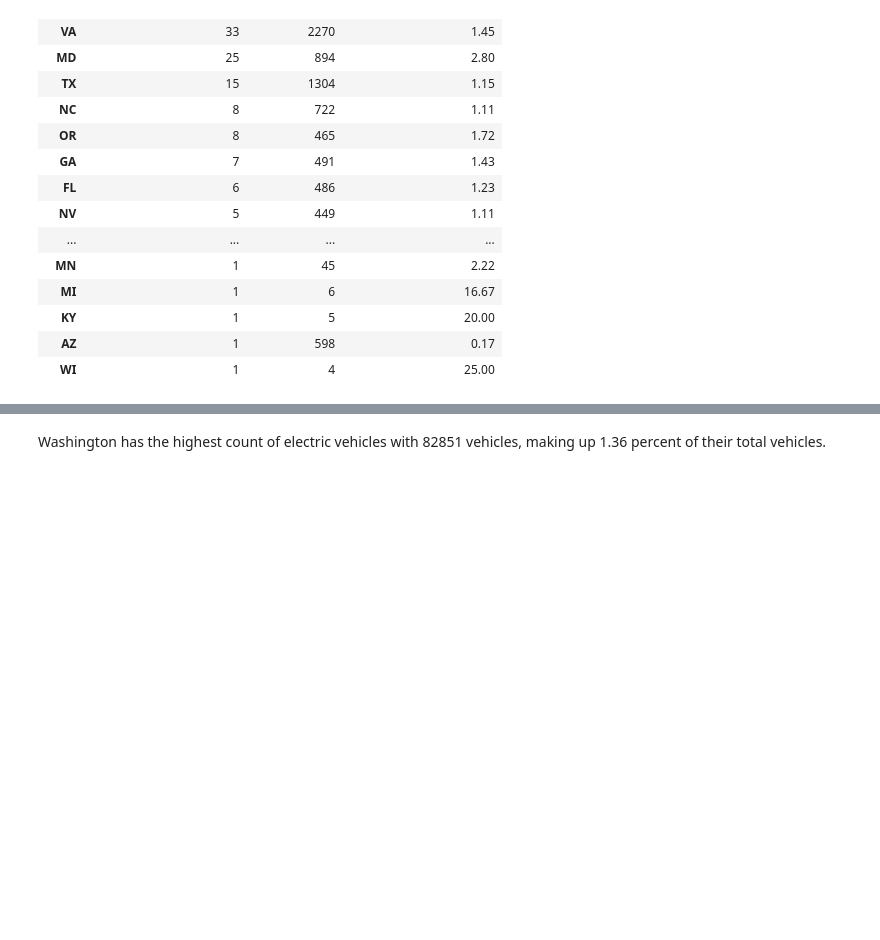
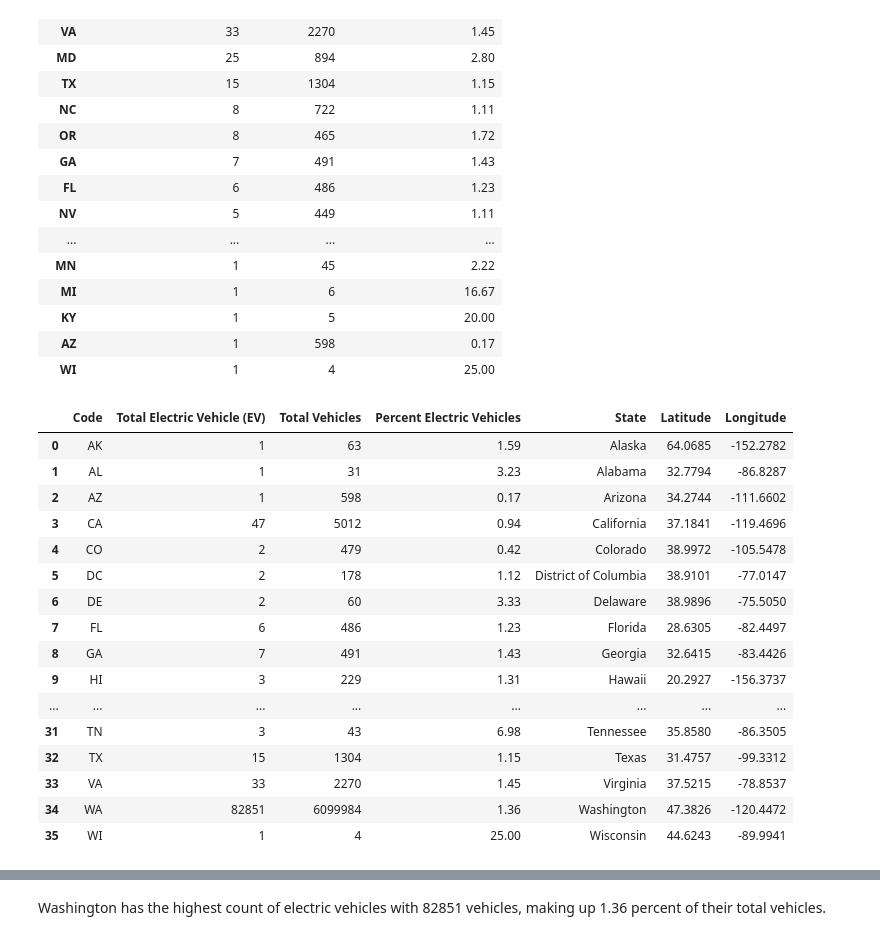
Before and after one commit to hayyyleywin/project-1, a Jupyter notebook: Megan/Size History by County - Analysis.ipynb, the cells around one changed output, grey strips where cells are left out. Saved outputs shown, nothing was run; the diff lists cells and outputs as text; code cells hidden in the pictures; blank space fills up the shorter version.

```diff
--- a/Megan/Size History by County - Analysis.ipynb
+++ b/Megan/Size History by County - Analysis.ipynb
@@ -110,3 +118,34 @@ state_data_sorted_count
 | KY | 1 | 5 | 20.00 |
 | AZ | 1 | 598 | 0.17 |
 | WI | 1 | 4 | 25.00 |
+# %%
+# Create heatmap outlining population of EVs in each US state
+# Read in the csvs containing state centroid coordinates and abbrevations
+centroids = pd.read_csv("../cleaned_data/state_centroids.csv")
+abbreviations = pd.read_csv("../cleaned_data/state_abbreviations.csv")
+state_data.to_csv("../cleaned_data/state_summary.csv", encoding="utf-8", index=True)
+
+# Merge the datasets using the state columns
+state_data_heatmap = pd.read_csv("../cleaned_data/state_summary.csv")
+state_data_heatmap = state_data_heatmap.rename(columns={"State": "Code"})
+state_data_merge_1 = pd.merge(state_data_heatmap, abbreviations, on="Code")
+state_data_merged = pd.merge(state_data_merge_1, centroids, on="State")
+state_data_merged
+# %% [output]
+|  | Code | Total Electric Vehicle (EV) | Total Vehicles | Percent Electric Vehicles | State | Latitude | Longitude |
+| 0 | AK | 1 | 63 | 1.59 | Alaska | 64.0685 | -152.2782 |
+| 1 | AL | 1 | 31 | 3.23 | Alabama | 32.7794 | -86.8287 |
+| 2 | AZ | 1 | 598 | 0.17 | Arizona | 34.2744 | -111.6602 |
+| 3 | CA | 47 | 5012 | 0.94 | California | 37.1841 | -119.4696 |
+| 4 | CO | 2 | 479 | 0.42 | Colorado | 38.9972 | -105.5478 |
+| 5 | DC | 2 | 178 | 1.12 | District of Columbia | 38.9101 | -77.0147 |
+| 6 | DE | 2 | 60 | 3.33 | Delaware | 38.9896 | -75.5050 |
+| 7 | FL | 6 | 486 | 1.23 | Florida | 28.6305 | -82.4497 |
+| 8 | GA | 7 | 491 | 1.43 | Georgia | 32.6415 | -83.4426 |
+| 9 | HI | 3 | 229 | 1.31 | Hawaii | 20.2927 | -156.3737 |
+| ... | ... | ... | ... | ... | ... | ... | ... |
+| 31 | TN | 3 | 43 | 6.98 | Tennessee | 35.8580 | -86.3505 |
+| 32 | TX | 15 | 1304 | 1.15 | Texas | 31.4757 | -99.3312 |
+| 33 | VA | 33 | 2270 | 1.45 | Virginia | 37.5215 | -78.8537 |
+| 34 | WA | 82851 | 6099984 | 1.36 | Washington | 47.3826 | -120.4472 |
+| 35 | WI | 1 | 4 | 25.00 | Wisconsin | 44.6243 | -89.9941 |
```
Also changed, not shown: parts of 23 cells of this notebook, 14 other files.
